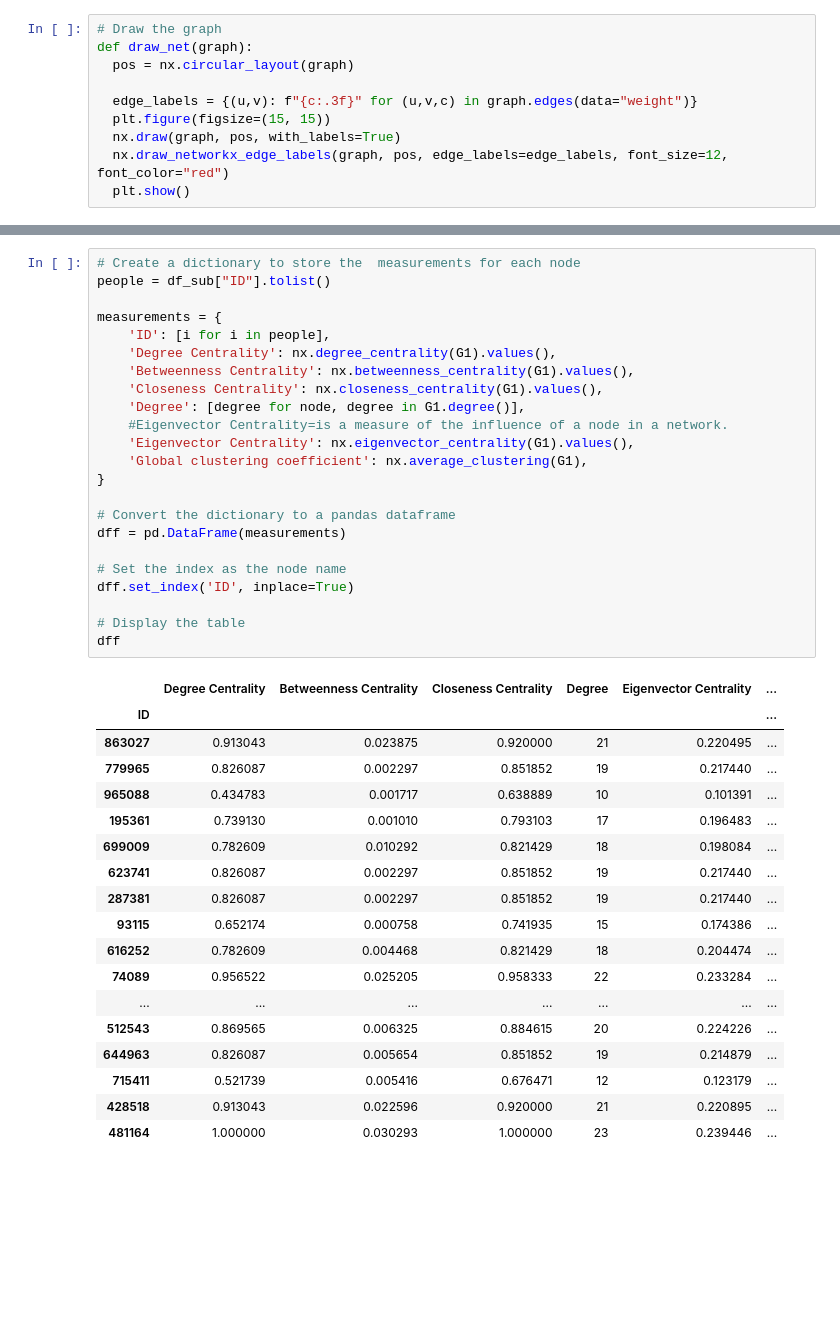
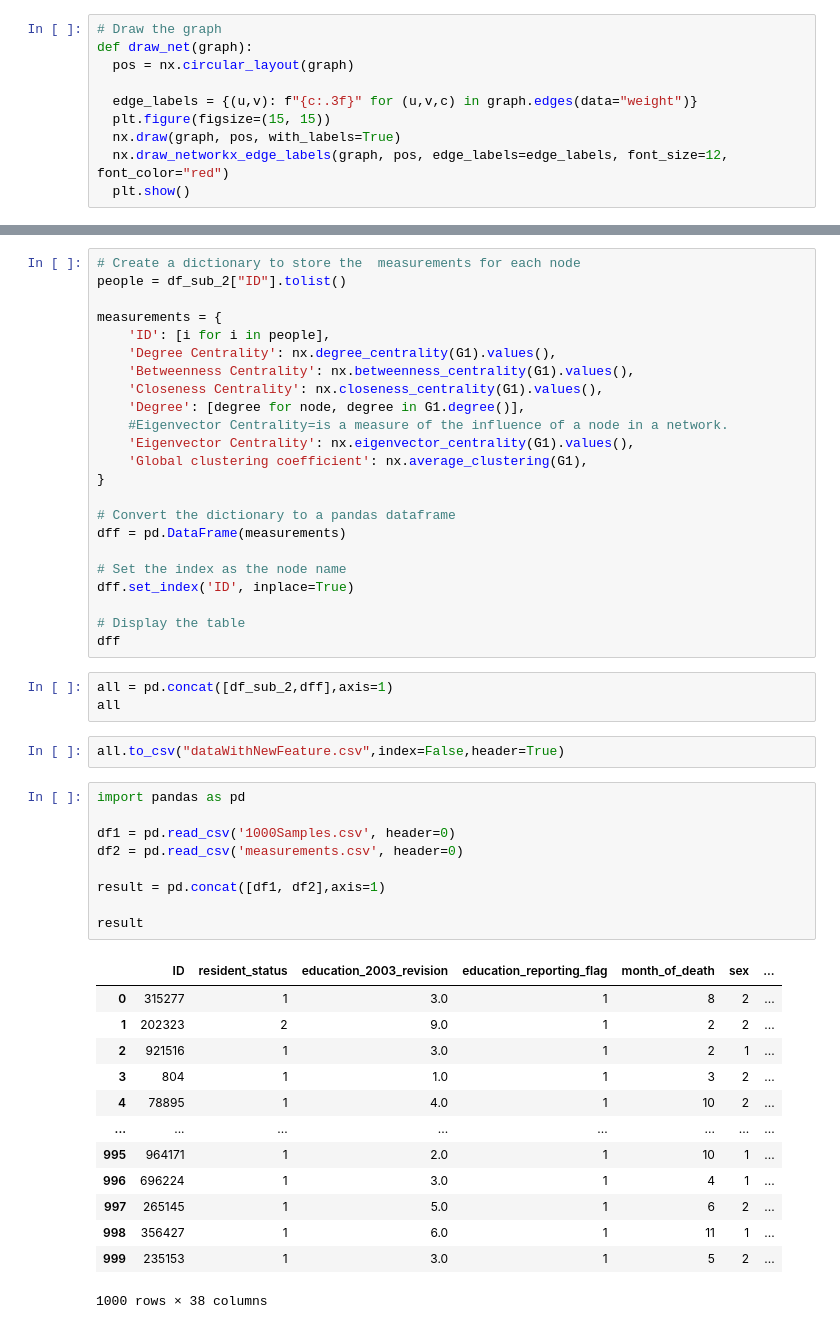
Before and after one commit to aniranmp/data-to-graph, a Jupyter notebook: MortalityNetwork.ipynb, the cells around one changed output, grey strips where cells are left out. Cells and saved outputs as stored; diff of their text form; blank space fills up the shorter version.

```diff
--- a/MortalityNetwork.ipynb
+++ b/MortalityNetwork.ipynb
@@ -733,6 +731,6 @@ draw_net(G1)
 # %%
 # Create a dictionary to store the  measurements for each node
-people = df_sub["ID"].tolist()
+people = df_sub_2["ID"].tolist()
 
 measurements = {
     'ID': [i for i in people],
@@ -753,22 +751,31 @@ dff.set_index('ID', inplace=True)
 
 # Display the table
 dff
-# %% [output]
-|  | Degree Centrality | Betweenness Centrality | Closeness Centrality | Degree | Eigenvector Centrality | ... |
-| ID |  |  |  |  |  | ... |
-| 863027 | 0.913043 | 0.023875 | 0.920000 | 21 | 0.220495 | ... |
-| 779965 | 0.826087 | 0.002297 | 0.851852 | 19 | 0.217440 | ... |
-| 965088 | 0.434783 | 0.001717 | 0.638889 | 10 | 0.101391 | ... |
-| 195361 | 0.739130 | 0.001010 | 0.793103 | 17 | 0.196483 | ... |
-| 699009 | 0.782609 | 0.010292 | 0.821429 | 18 | 0.198084 | ... |
-| 623741 | 0.826087 | 0.002297 | 0.851852 | 19 | 0.217440 | ... |
-| 287381 | 0.826087 | 0.002297 | 0.851852 | 19 | 0.217440 | ... |
-| 93115 | 0.652174 | 0.000758 | 0.741935 | 15 | 0.174386 | ... |
-| 616252 | 0.782609 | 0.004468 | 0.821429 | 18 | 0.204474 | ... |
-| 74089 | 0.956522 | 0.025205 | 0.958333 | 22 | 0.233284 | ... |
-| ... | ... | ... | ... | ... | ... | ... |
-| 512543 | 0.869565 | 0.006325 | 0.884615 | 20 | 0.224226 | ... |
-| 644963 | 0.826087 | 0.005654 | 0.851852 | 19 | 0.214879 | ... |
-| 715411 | 0.521739 | 0.005416 | 0.676471 | 12 | 0.123179 | ... |
-| 428518 | 0.913043 | 0.022596 | 0.920000 | 21 | 0.220895 | ... |
-| 481164 | 1.000000 | 0.030293 | 1.000000 | 23 | 0.239446 | ... |
+# %%
+all = pd.concat([df_sub_2,dff],axis=1)
+all
+# %%
+all.to_csv("dataWithNewFeature.csv",index=False,header=True)
+# %%
+import pandas as pd
+
+df1 = pd.read_csv('1000Samples.csv', header=0)
+df2 = pd.read_csv('measurements.csv', header=0)
+
+result = pd.concat([df1, df2],axis=1)
+
+result
+# %% [output]
+|  | ID | resident_status | education_2003_revision | education_reporting_flag | month_of_death | sex | ... |
+| 0 | 315277 | 1 | 3.0 | 1 | 8 | 2 | ... |
+| 1 | 202323 | 2 | 9.0 | 1 | 2 | 2 | ... |
+| 2 | 921516 | 1 | 3.0 | 1 | 2 | 1 | ... |
+| 3 | 804 | 1 | 1.0 | 1 | 3 | 2 | ... |
+| 4 | 78895 | 1 | 4.0 | 1 | 10 | 2 | ... |
+| ... | ... | ... | ... | ... | ... | ... | ... |
+| 995 | 964171 | 1 | 2.0 | 1 | 10 | 1 | ... |
+| 996 | 696224 | 1 | 3.0 | 1 | 4 | 1 | ... |
+| 997 | 265145 | 1 | 5.0 | 1 | 6 | 2 | ... |
+| 998 | 356427 | 1 | 6.0 | 1 | 11 | 1 | ... |
+| 999 | 235153 | 1 | 3.0 | 1 | 5 | 2 | ... |
+1000 rows × 38 columns
```
Also changed, not shown: parts of 14 cells of this notebook.
